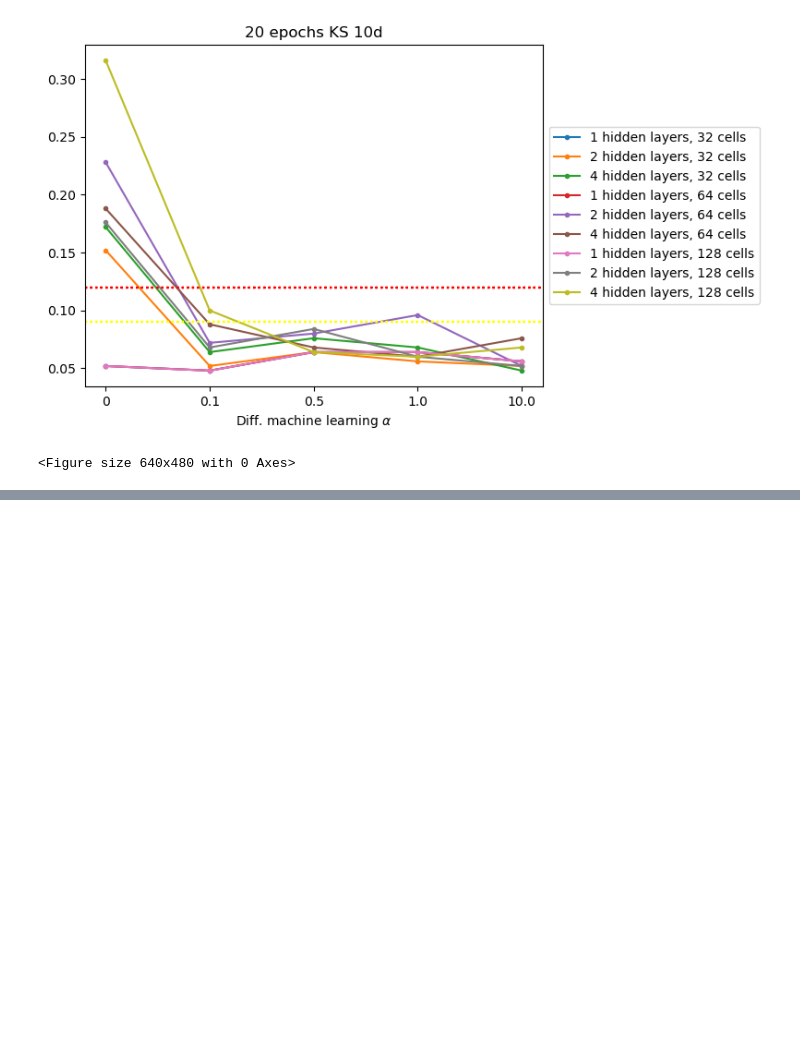
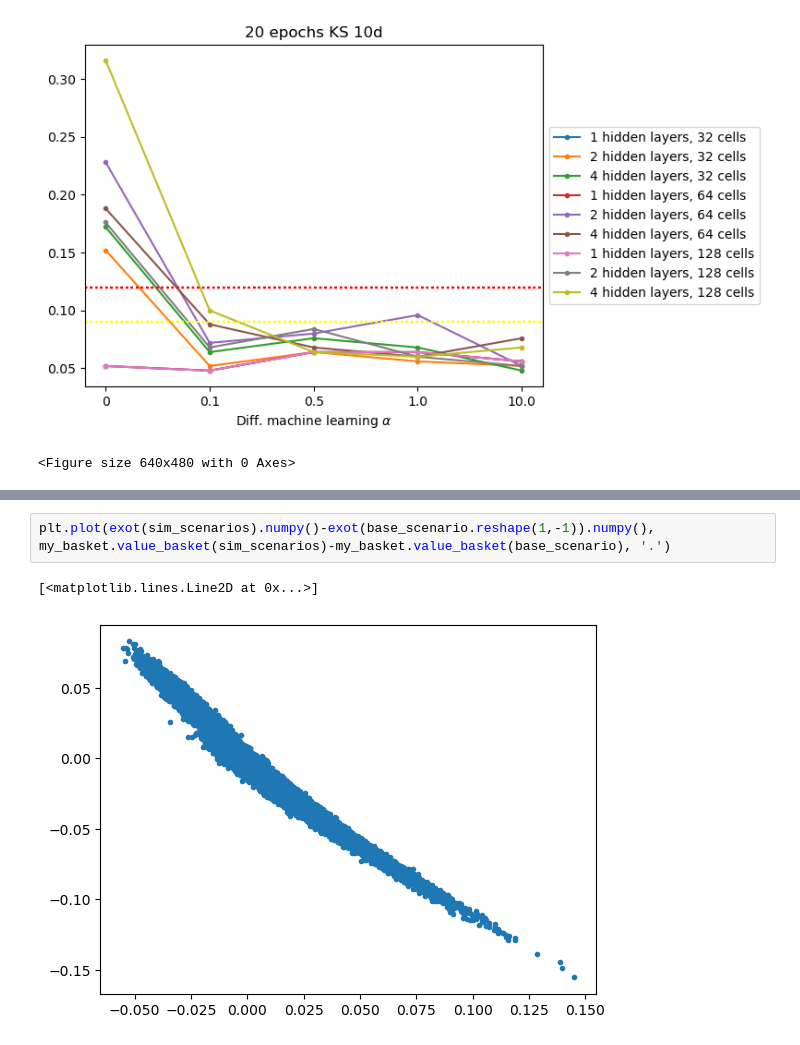
Before and after one commit to Lolillosky/PHD_Code, a Jupyter notebook: NOTEBOOKS/Market_Risk.ipynb, the cells around one changed output, grey strips where cells are left out. Drawn from its saved outputs; the diff is of its cells as text; blank space fills up the shorter version.

```diff
--- a/NOTEBOOKS/Market_Risk.ipynb
+++ b/NOTEBOOKS/Market_Risk.ipynb
@@ -334,0 +541,5 @@ ModelHandlers.plot_model_results(models, alphas, cells_layer, num_hidden_layers,
+# %%
+plt.plot(exot(sim_scenarios).numpy()-exot(base_scenario.reshape(1,-1)).numpy(), my_basket.value_basket(sim_scenarios)-my_basket.value_basket(base_scenario), '.')
+# %% [output]
+[<matplotlib.lines.Line2D at 0x...>]
+[figure, added]
```
Also changed, not shown: parts of 17 cells of this notebook, 1 other file.
